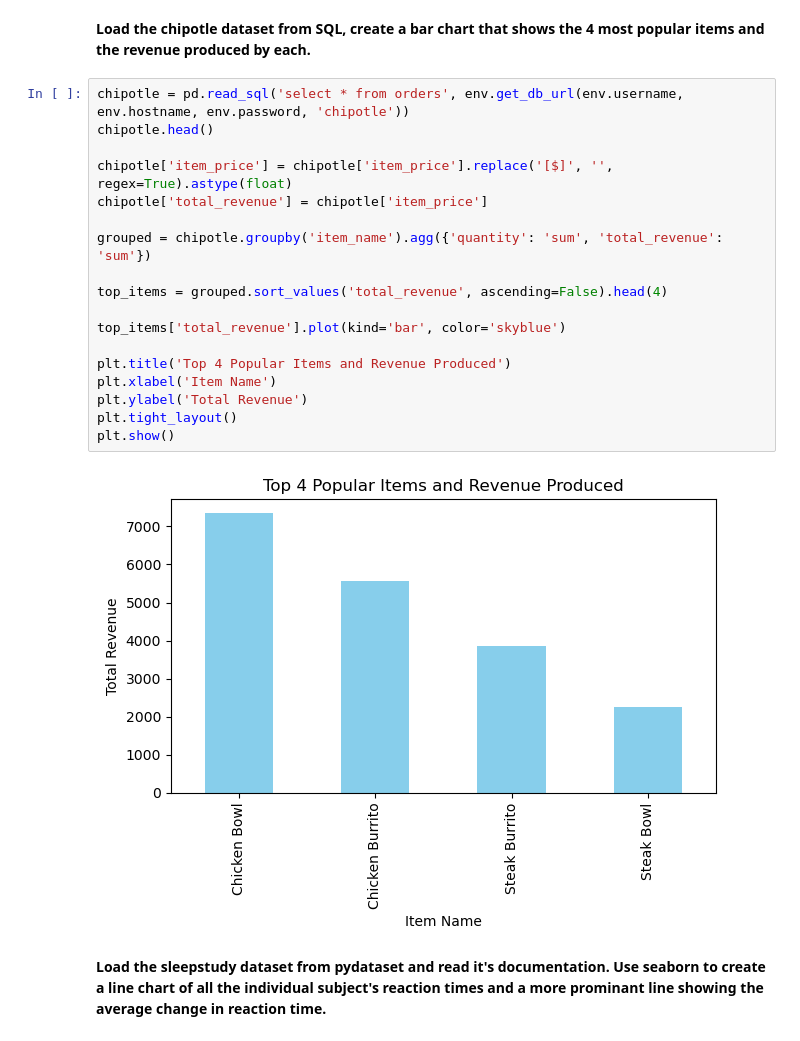
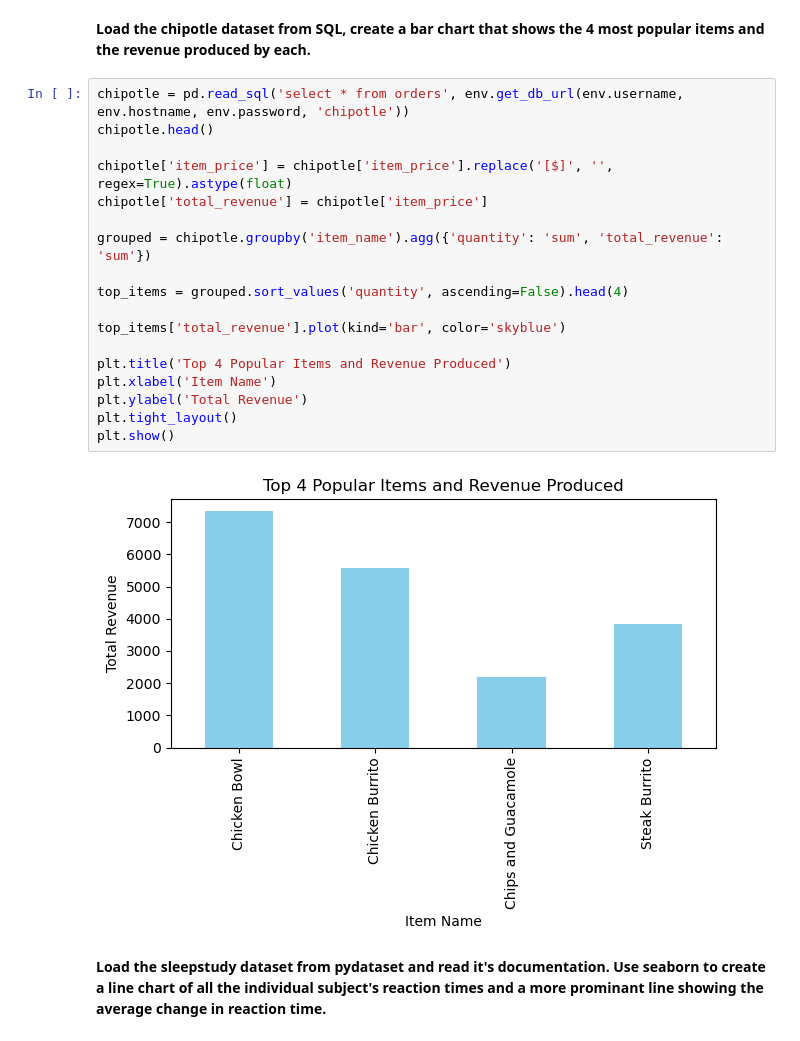
Before and after one commit to Jacob-Ball22/ds-libraries-exercises, a Jupyter notebook: seaborn_exercises.ipynb, the cells around one changed output. Cells and saved outputs as stored; diff of their text form.

```diff
--- a/seaborn_exercises.ipynb
+++ b/seaborn_exercises.ipynb
@@ -141,23 +150,23 @@ sns.relplot(data=df4, x='Examination', y='Fertility')
 # %%
 chipotle = pd.read_sql('select * from orders', env.get_db_url(env.username, env.hostname, env.password, 'chipotle'))
 chipotle.head()
 
 chipotle['item_price'] = chipotle['item_price'].replace('[$]', '', regex=True).astype(float)
 chipotle['total_revenue'] = chipotle['item_price']
 
 grouped = chipotle.groupby('item_name').agg({'quantity': 'sum', 'total_revenue': 'sum'})
 
-top_items = grouped.sort_values('total_revenue', ascending=False).head(4)
+top_items = grouped.sort_values('quantity', ascending=False).head(4)
 
 top_items['total_revenue'].plot(kind='bar', color='skyblue')
 
 plt.title('Top 4 Popular Items and Revenue Produced')
 plt.xlabel('Item Name')
 plt.ylabel('Total Revenue')
 plt.tight_layout()
 plt.show()
 # %% [output]
-[figure, old version]
+[figure, new version]
 # %% [markdown]
 **Load the sleepstudy dataset from pydataset and read it's documentation. Use seaborn to create a line chart of all the individual subject's reaction times and a more prominant line showing the average change in reaction time.**
 # %%
```
Also changed, not shown: parts of 3 cells of this notebook.
